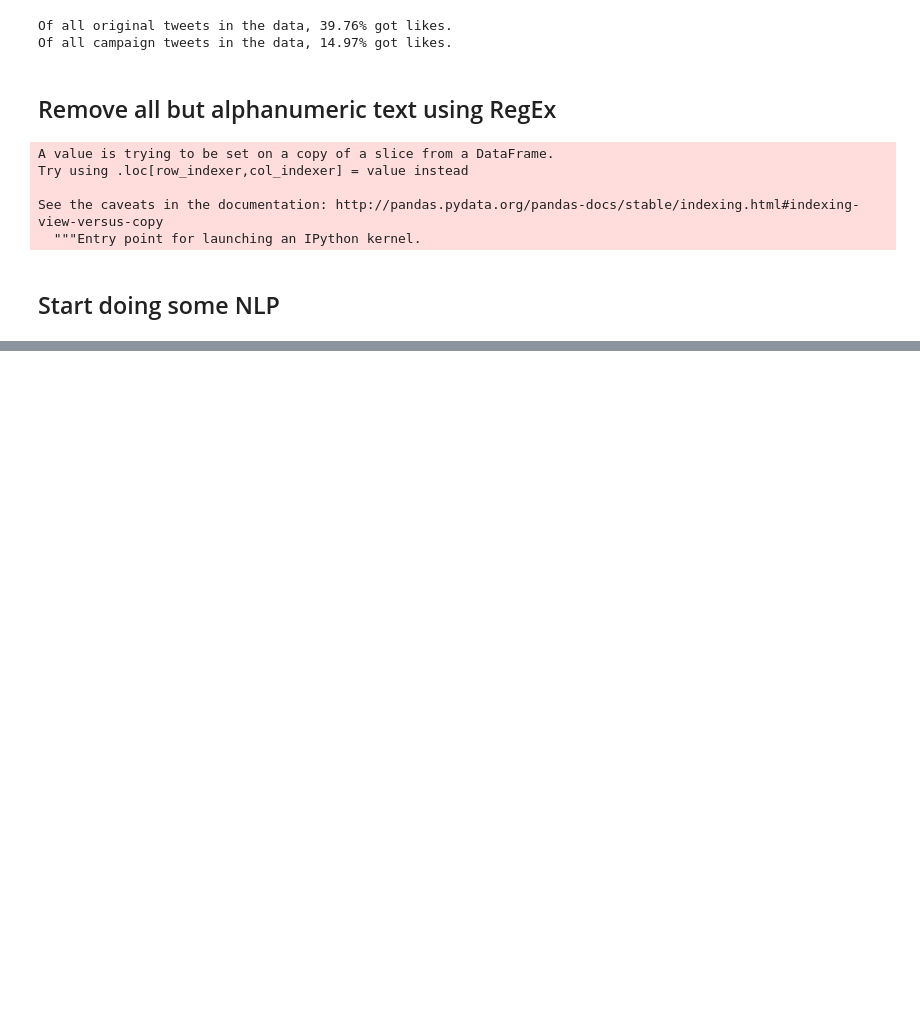
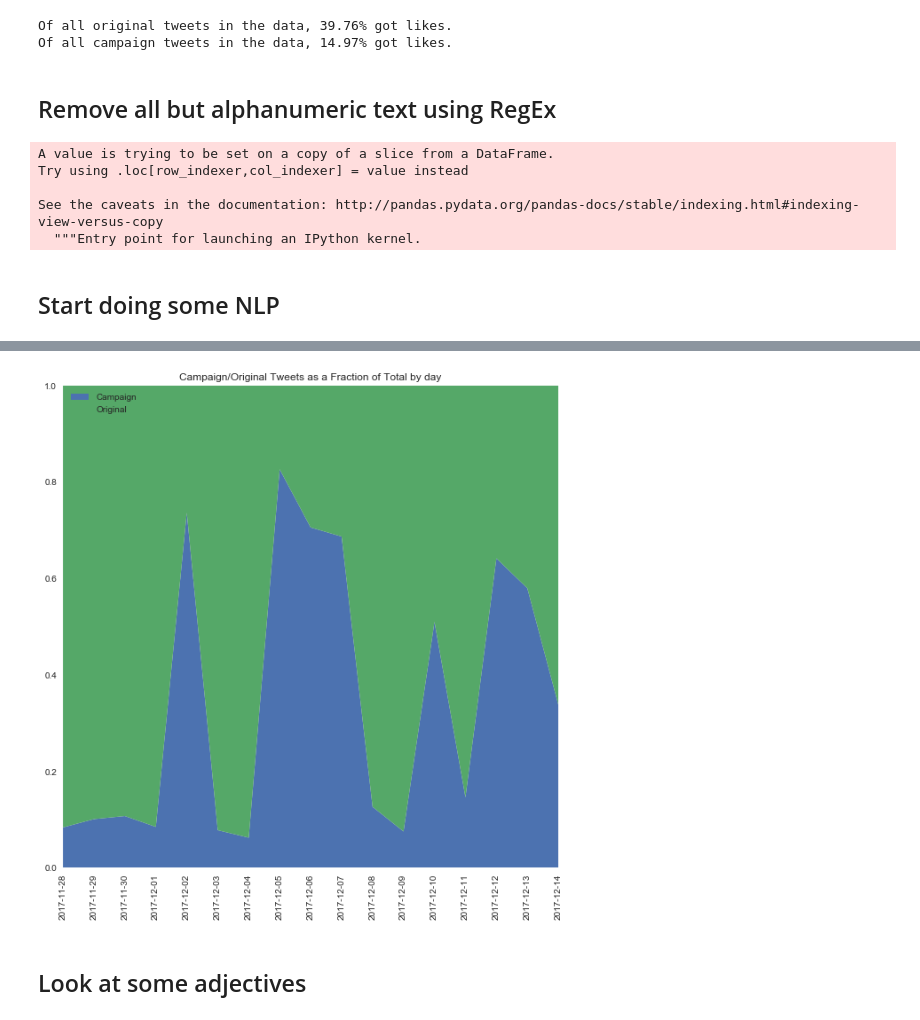
Before and after one commit to tylernwatson/galvanize_dsi_capstone, a Jupyter notebook: EDA.ipynb, the cells around one changed output, grey strips where cells are left out. Cells and saved outputs as stored; diff of their text form; code cells hidden in the pictures; blank space fills up the shorter version.

```diff
--- a/EDA.ipynb
+++ b/EDA.ipynb
@@ -736,0 +640,24 @@ def main(tweet_collection):
+# %%
+# Make data
+data = pd.DataFrame({'Campaign Tweets':mega_df_by_date['info_campaign'], 'Original Tweets':mega_df_by_date['original_tweet']})
+
+# We need to transform the data from raw data to percentage (fraction)
+data_perc = data.divide(data.sum(axis=1), axis=0)
+
+N = len(mega_df_by_date.index)
+ind = np.arange(N)    # the x locations for the groups
+
+# Make the plot
+plt.subplots(figsize=(10,10))
+
+plt.stackplot(ind, data_perc['Campaign Tweets'],  data_perc['Original Tweets'], labels=['Campaign','Original'], cmap='Pastel1')
+plt.legend(loc='upper left')
+plt.margins(0,0)
+plt.xticks(ind, (mega_df_by_date.index.date), rotation=90)
+
+plt.title('Campaign/Original Tweets as a Fraction of Total by day')
+plt.show()
+# %% [output]
+[figure, added]
+# %% [markdown]
+## Look at some adjectives
```
Also changed, not shown: parts of 35 cells of this notebook, 1 other file.
